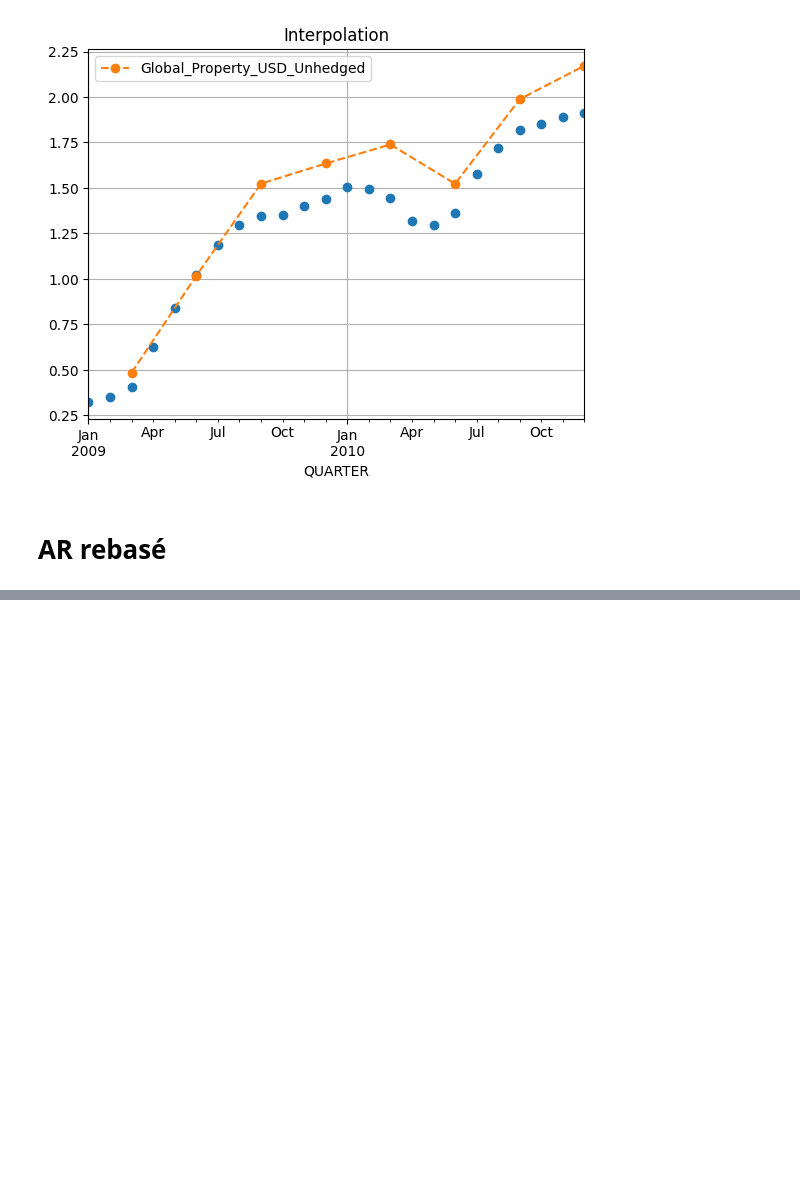
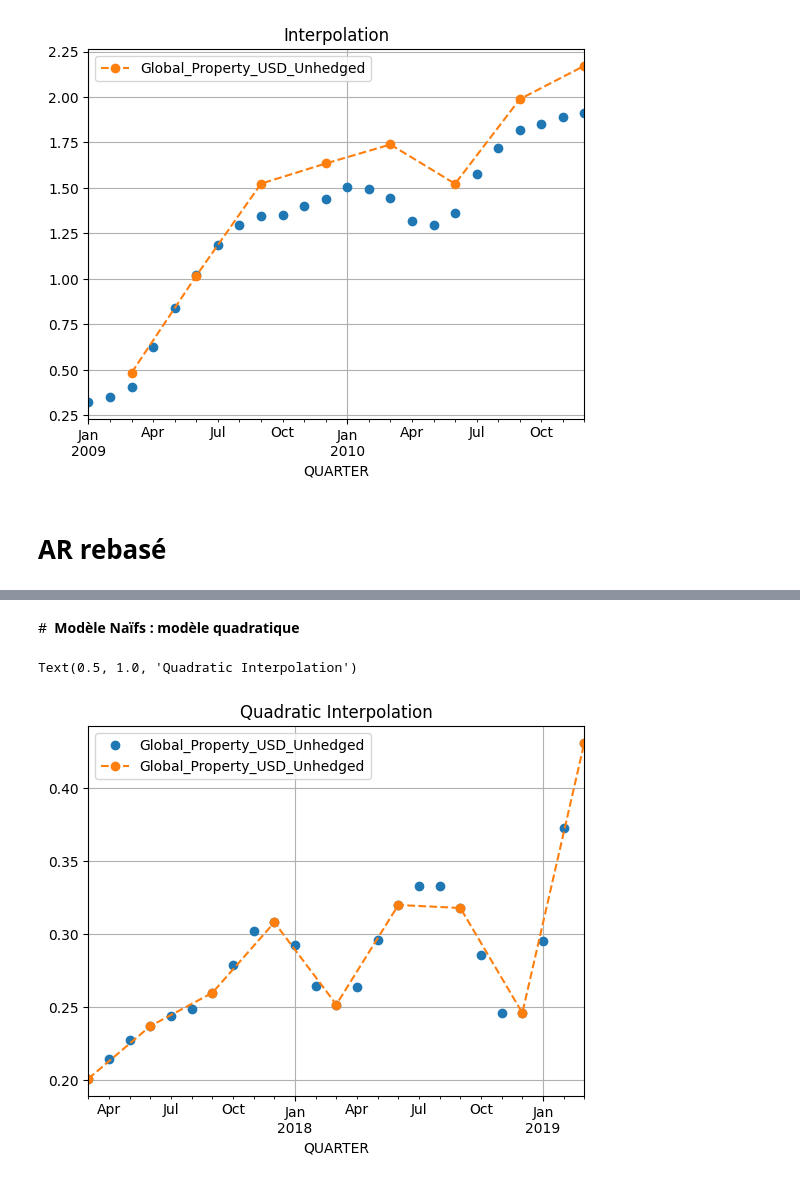
Before and after one commit to Perann/STAT_APP, a Jupyter notebook: AR_Model/AR_rebasage_ultimr.ipynb, the cells around one changed output, grey strips where cells are left out. Drawn from its saved outputs; the diff is of its cells as text; code cells hidden in the pictures; blank space fills up the shorter version.

```diff
--- a/AR_Model/AR_rebasage_ultimr.ipynb
+++ b/AR_Model/AR_rebasage_ultimr.ipynb
@@ -207,0 +251,29 @@ linear_returns.iloc[1:].corr().style.background_gradient(cmap = 'RdYlGn')
+# %% [markdown]
+#  **Modèle Naïfs : modèle quadratique**
+# %%
+price = alternative_data.loc['31-03-2007':].iloc[:,:8]
+quadratic_return = price.resample('ME').interpolate(method = 'quadratic').pct_change()
+# %%
+fig, axis = plt.subplots()
+
+(quadratic_return.Global_Property_USD_Unhedged
+ .agg(cumulated_returns)
+ .loc['31-03-2017' : '31-03-2019']
+.plot(ax = axis, style = 'o',grid = True)
+.legend())
+
+
+(price.Global_Property_USD_Unhedged
+ .resample('ME')
+ .interpolate('linear')
+ .pct_change()
+ .agg(cumulated_returns)
+ .loc['31-03-2017': '31-03-2019']
+ .iloc[::3]
+ .plot(ax = axis, style = 'o--', grid = True)
+ .legend())
+
+axis.set_title('Quadratic Interpolation')
+# %% [output]
+Text(0.5, 1.0, 'Quadratic Interpolation')
+[figure, added]
```
Also changed, not shown: parts of 13 cells of this notebook, 1 other file.
